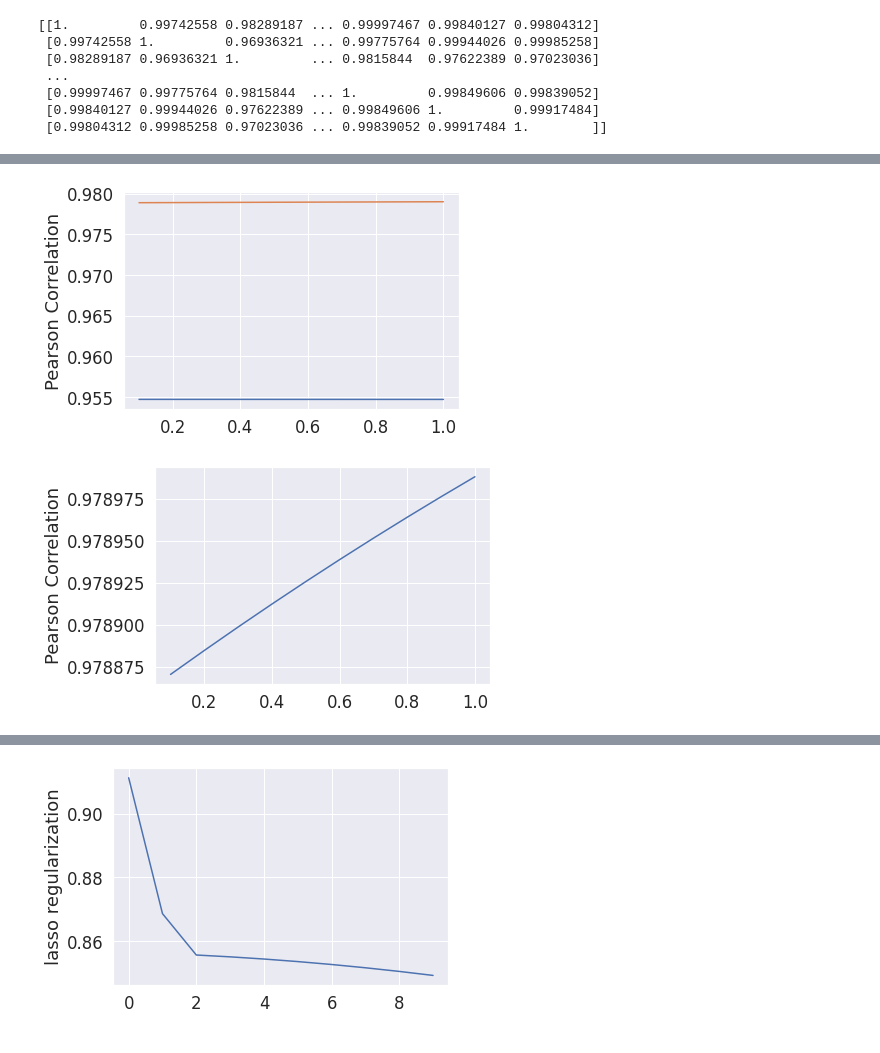
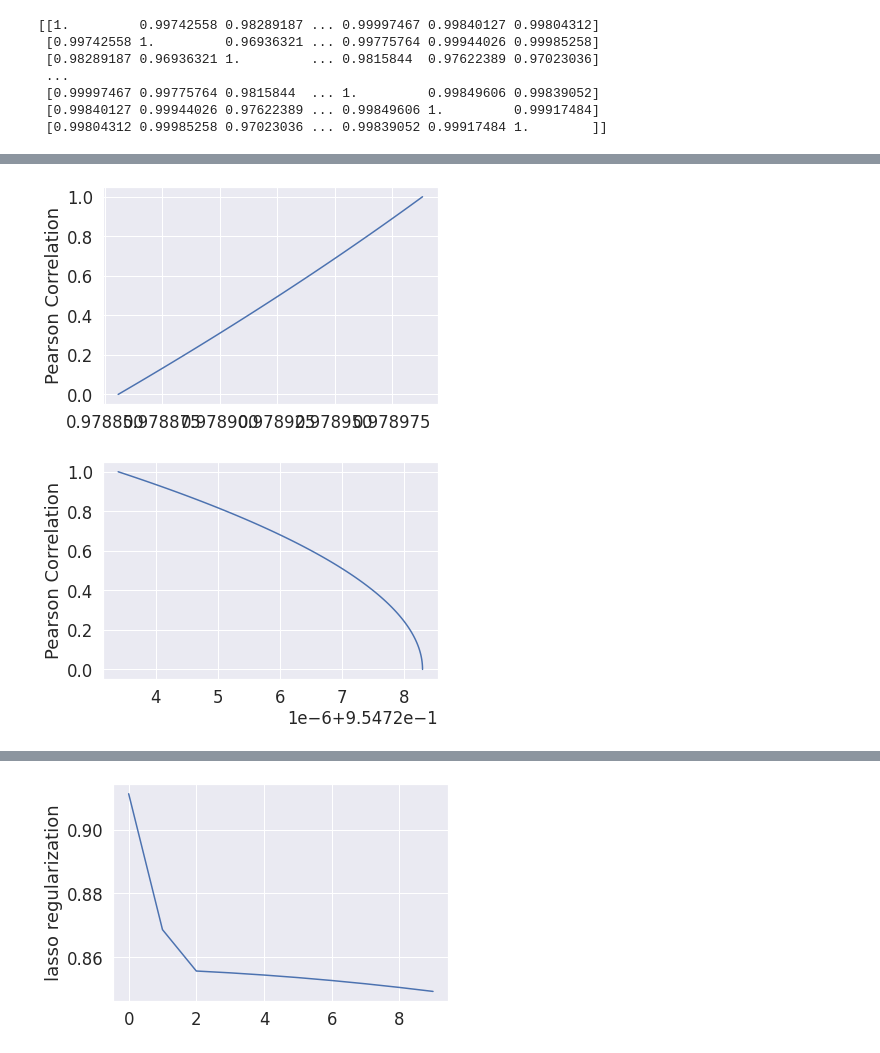
Before and after one commit to wizardcalidad/nano_ml_task, a Jupyter notebook: nano_ml_task.ipynb, the cells around one changed output, grey strips where cells are left out. Drawn from its saved outputs; the diff is of its cells as text; code cells hidden in the pictures.

```diff
--- a/nano_ml_task.ipynb
+++ b/nano_ml_task.ipynb
@@ -584,17 +587,26 @@ print(las)
 alphas = []
 corr_test = []
 corr_train = []
-alpha_options = np.linspace(0.1, 1.0, 10)
+train_scores = []
+test_scores = []
+alpha_options = np.linspace(0, 1.0, 100)
 for i in alpha_options:
     cll = Ridge(alpha=i)
     cll.fit(X_train,y_train)
+
     alphas.append(i)
+
     y_test_pred = cll.predict(X_test)
+    test_scores.append(cll.score(X_test, y_test))
     corr_test.append(np.corrcoef(y_test, y_test_pred)[0,1])
+
     y_train_pred = cll.predict(X_train)
+    train_scores.append(cll.score(X_train, y_train))
     corr_train.append(np.corrcoef(y_train, y_train_pred)[0,1])
 
-z = list(zip(alphas, corr_test, corr_train))
+corr_train = np.array(corr_train)
+corr_test = np.array(corr_test)
+z = list(zip(alphas, corr_test, corr_train, train_scores, test_scores))
 for zz in z:
     print(zz)
 # %% [output]
@@ -622,14 +649,14 @@ print(Pearson)
 # %%
-plt.plot(alphas, corr_train)
-plt.plot(alphas, corr_test)
+plt.plot(corr_test, alphas)
+
 plt.ylabel('Pearson Correlation')
 plt.show()
 # %% [output]
-[figure, old version]
+[figure, new version]
 # %%
-plt.plot(alphas, corr_test)
+plt.plot( corr_train, alphas)
 
 plt.ylabel('Pearson Correlation')
 plt.show()
 # %% [output]
-[figure, old version]
+[figure, new version]
```
Also changed, not shown: parts of 10 cells of this notebook.
